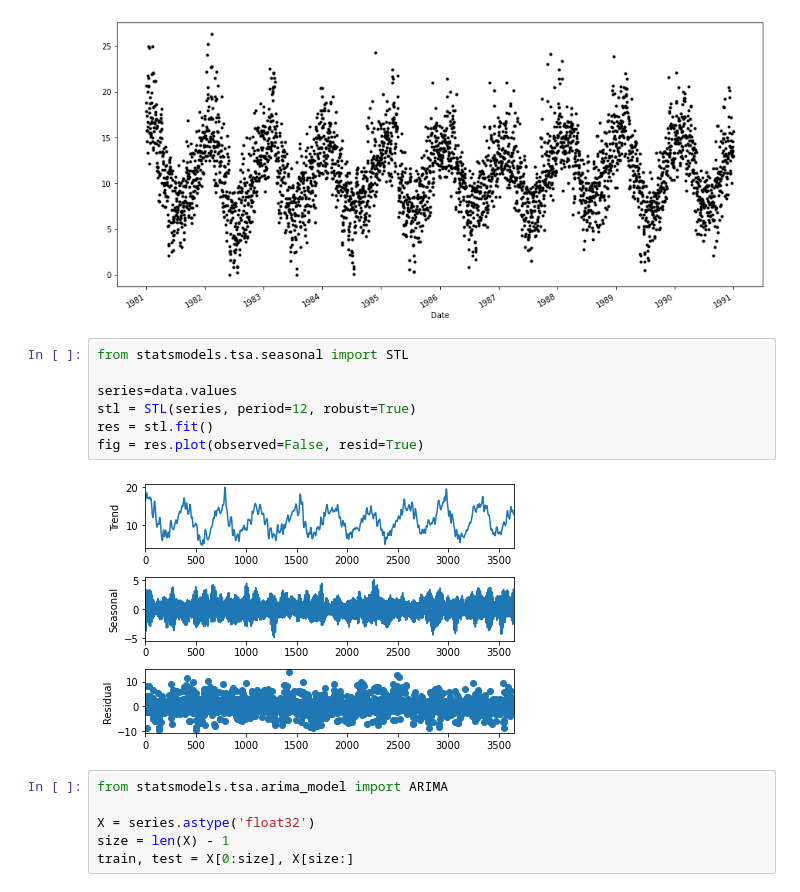
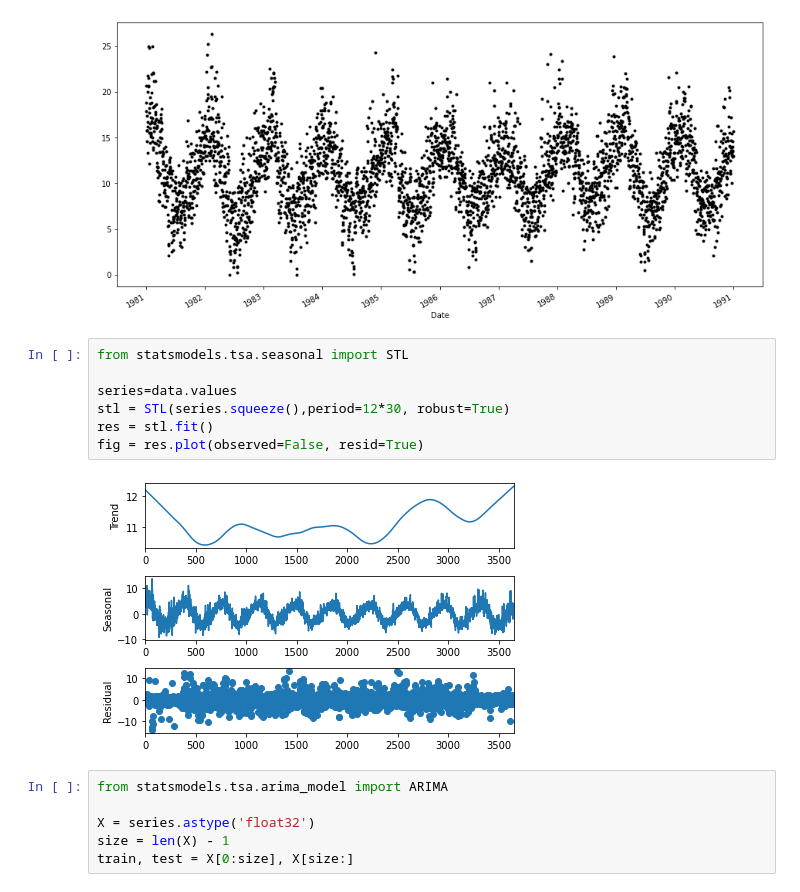
Before and after one commit to sherna90/mineria_datos, a Jupyter notebook: 7.-series_temporales.ipynb, the cells around one changed output. Saved outputs shown, nothing was run; the diff lists cells and outputs as text.

```diff
--- a/7.-series_temporales.ipynb
+++ b/7.-series_temporales.ipynb
@@ -52,12 +55,12 @@ plt.show()
 # %%
 from statsmodels.tsa.seasonal import STL
 
 series=data.values
-stl = STL(series, period=12, robust=True)
+stl = STL(series.squeeze(),period=12*30, robust=True)
 res = stl.fit()
 fig = res.plot(observed=False, resid=True)
 # %% [output]
-[figure, old version]
+[figure, new version]
 # %%
 from statsmodels.tsa.arima_model import ARIMA
 
```
Also changed, not shown: parts of 23 cells of this notebook.
